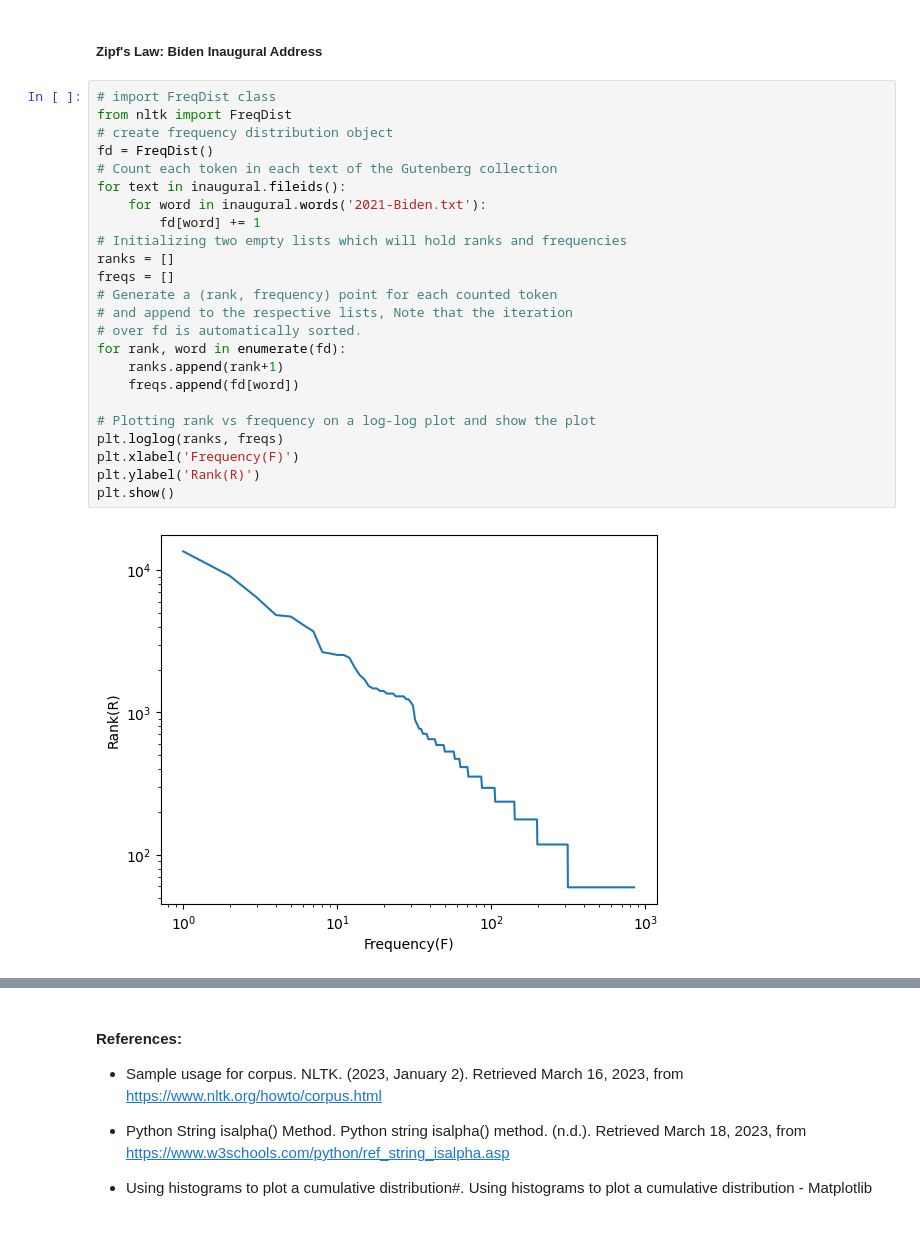
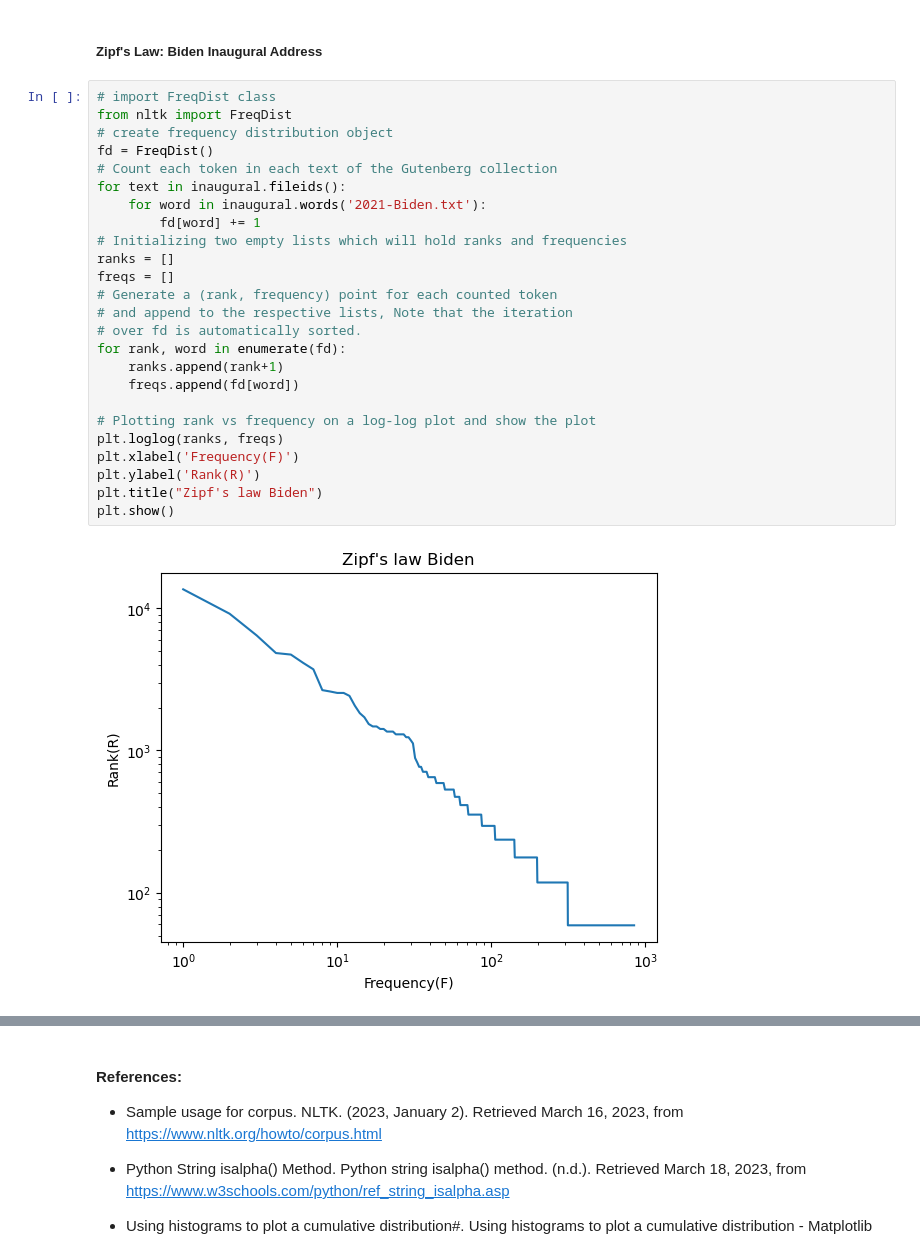
Before and after one commit to letisalba/Data-620, a Jupyter notebook: Week-8/Assignment Week 8.ipynb, the cells around one changed output, grey strips where cells are left out. Saved outputs shown, nothing was run; the diff lists cells and outputs as text; blank space fills up the shorter version.

```diff
--- a/Week-8/Assignment Week 8.ipynb
+++ b/Week-8/Assignment Week 8.ipynb
@@ -307,29 +312,30 @@ zipf_law(inaugural.words('1821-Monroe.txt'))
 # %%
 # import FreqDist class
 from nltk import FreqDist
 # create frequency distribution object
 fd = FreqDist()
 # Count each token in each text of the Gutenberg collection
 for text in inaugural.fileids():
     for word in inaugural.words('2021-Biden.txt'):
         fd[word] += 1
 # Initializing two empty lists which will hold ranks and frequencies
 ranks = []
 freqs = []
 # Generate a (rank, frequency) point for each counted token
 # and append to the respective lists, Note that the iteration
 # over fd is automatically sorted.
 for rank, word in enumerate(fd):
     ranks.append(rank+1)
     freqs.append(fd[word])
 
 # Plotting rank vs frequency on a log-log plot and show the plot
 plt.loglog(ranks, freqs)
 plt.xlabel('Frequency(F)')
 plt.ylabel('Rank(R)')
+plt.title("Zipf's law Biden")
 plt.show()
 # %% [output]
-[figure, old version]
+[figure, new version]
 # %%
 def zipf_law(text):
     fdist = FreqDist([w.lower() for w in text if w.isalpha()])
```
Also changed, not shown: parts of 9 cells of this notebook.
